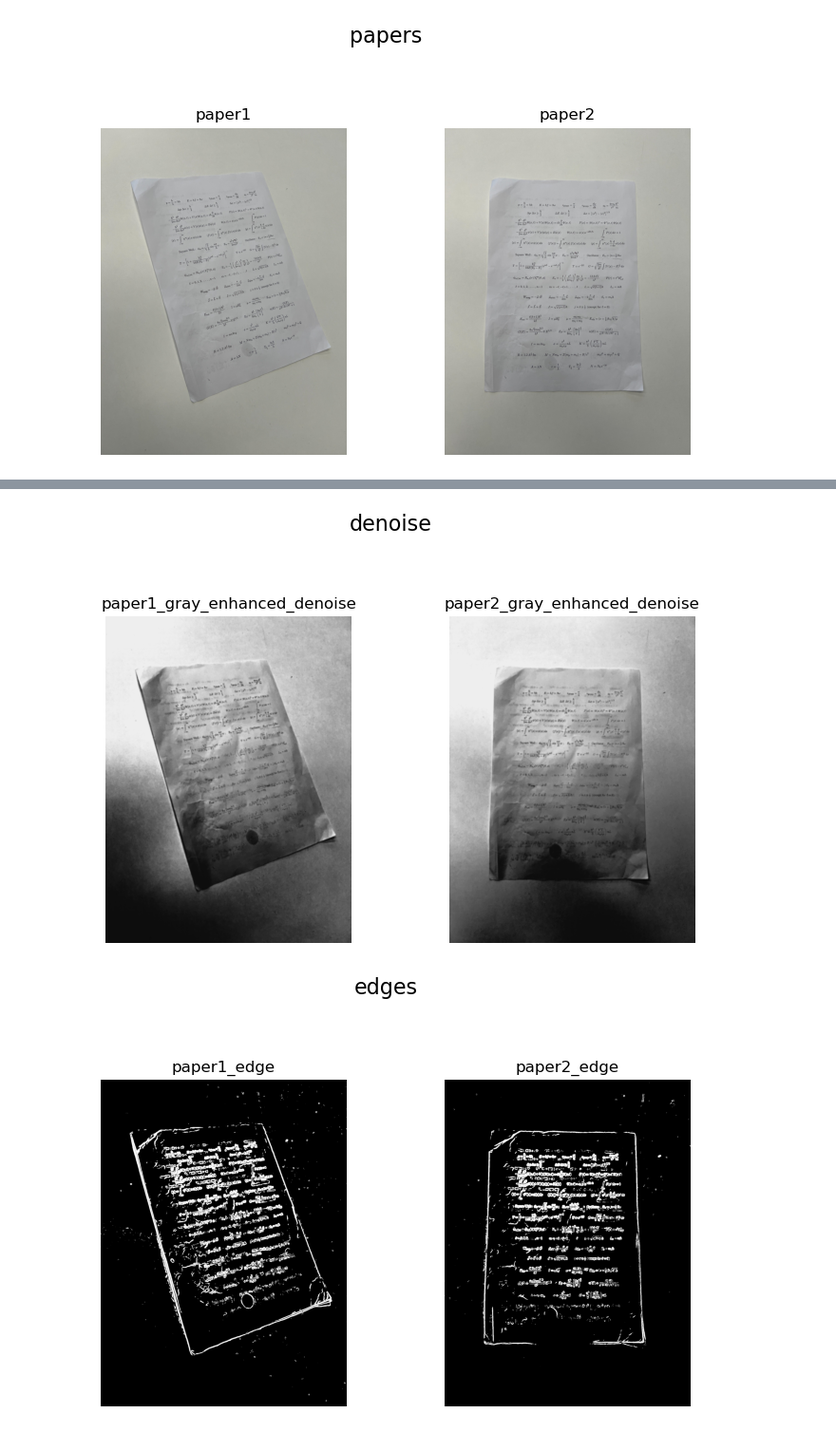
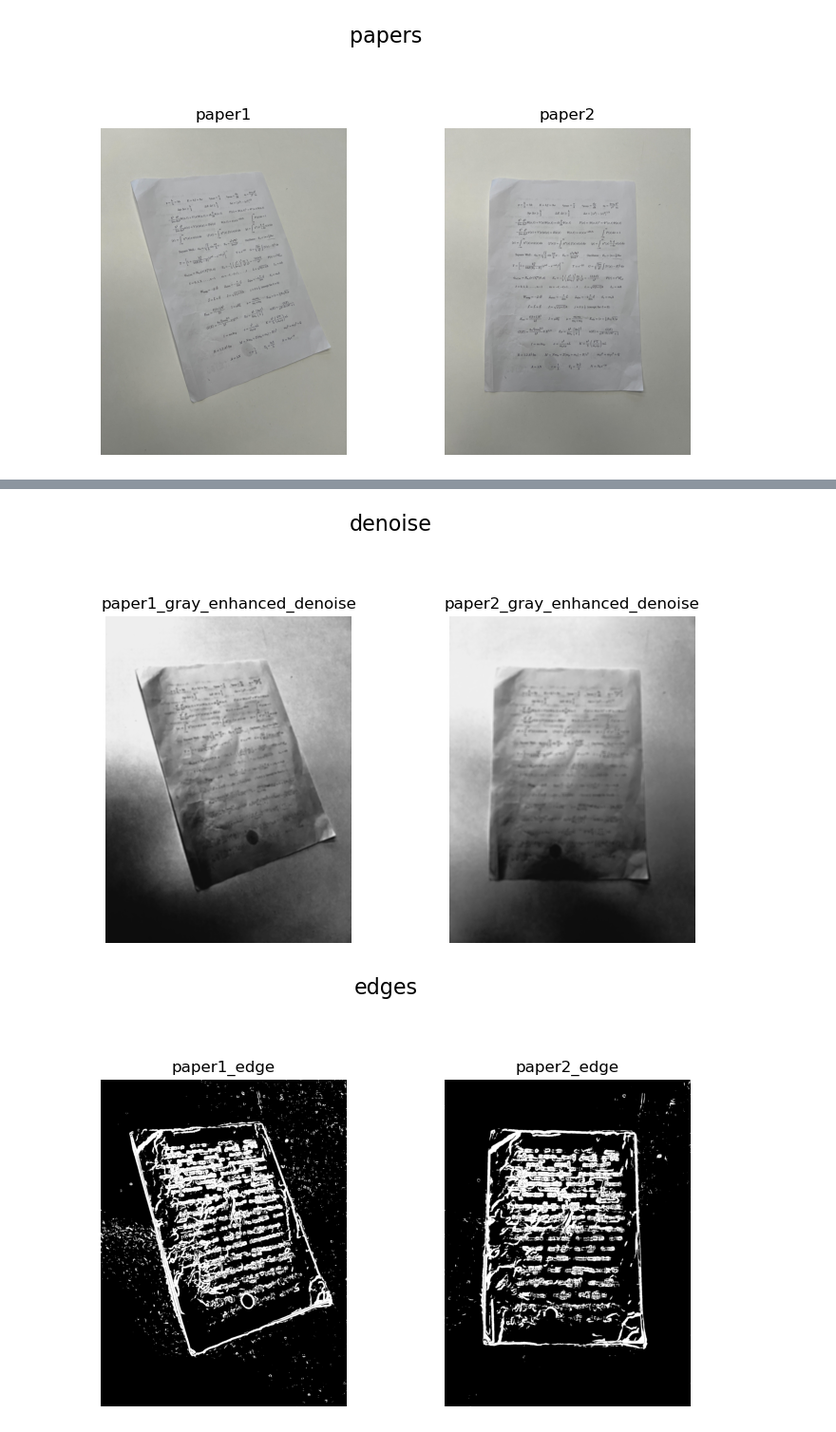
Before and after one commit to FLwolfy/Image-Processing, a Jupyter notebook: ImageWarpCorrection.ipynb, the cells around one changed output, grey strips where cells are left out. Shown at 95% size. Drawn from its saved outputs; the diff is of its cells as text; code cells hidden in the pictures.

```diff
--- a/ImageWarpCorrection.ipynb
+++ b/ImageWarpCorrection.ipynb
@@ -54,25 +54,25 @@ show_images([paper1, paper2], ["paper1", "paper2"], "papers")
 # %%
 paper1_gray = Image.gray_scale(paper1)
 paper2_gray = Image.gray_scale(paper2)
 
 paper1_gray_enhanced = Image.hist_equalize(paper1_gray, 0, 16)
 paper2_gray_enhanced = Image.hist_equalize(paper2_gray, 0, 16)
 
-paper1_gray_enhanced_denoise = Image.mean_denoise(paper1_gray_enhanced, 0, 7)
-paper2_gray_enhanced_denoise = Image.mean_denoise(paper2_gray_enhanced, 0, 7)
+paper1_gray_enhanced_denoise = Image.mean_denoise(paper1_gray_enhanced, 0, 11)
+paper2_gray_enhanced_denoise = Image.mean_denoise(paper2_gray_enhanced, 0, 15)
 
-paper1_edge = Image.sobel_edge(paper1_gray_enhanced_denoise, 0, 5, "none", "hysteresis", { "low_threshold": 190, "high_threshold": 200 })
-paper2_edge = Image.sobel_edge(paper2_gray_enhanced_denoise, 0, 5, "none", "hysteresis", { "low_threshold": 190, "high_threshold": 200 })
+paper1_edge = Image.sobel_edge(paper1_gray_enhanced_denoise, 0, 5, "none", "hysteresis", { "low_threshold": 80, "high_threshold": 200 })
+paper2_edge = Image.sobel_edge(paper2_gray_enhanced_denoise, 0, 5, "none", "hysteresis", { "low_threshold": 60, "high_threshold": 200 })
 
 show_images([paper1_gray, paper2_gray], ["paper1_gray", "paper2_gray"], "gray")
 show_images([paper1_gray_enhanced, paper2_gray_enhanced], ["paper1_gray_enhanced", "paper2_gray_enhanced"], "enhanced")
 show_images([paper1_gray_enhanced_denoise, paper2_gray_enhanced_denoise], ["paper1_gray_enhanced_denoise", "paper2_gray_enhanced_denoise"], "denoise")
 show_images([paper1_edge, paper2_edge], ["paper1_edge", "paper2_edge"], "edges")
 # %% [output]
 [figure]
 [figure]
 [figure]
-[figure, old version]
+[figure, new version]
 # %%
 paper1_contours = paper1_edge.get_edge_contours()
 paper2_contours = paper2_edge.get_edge_contours()
```
Also changed, not shown: parts of 2 cells of this notebook.
